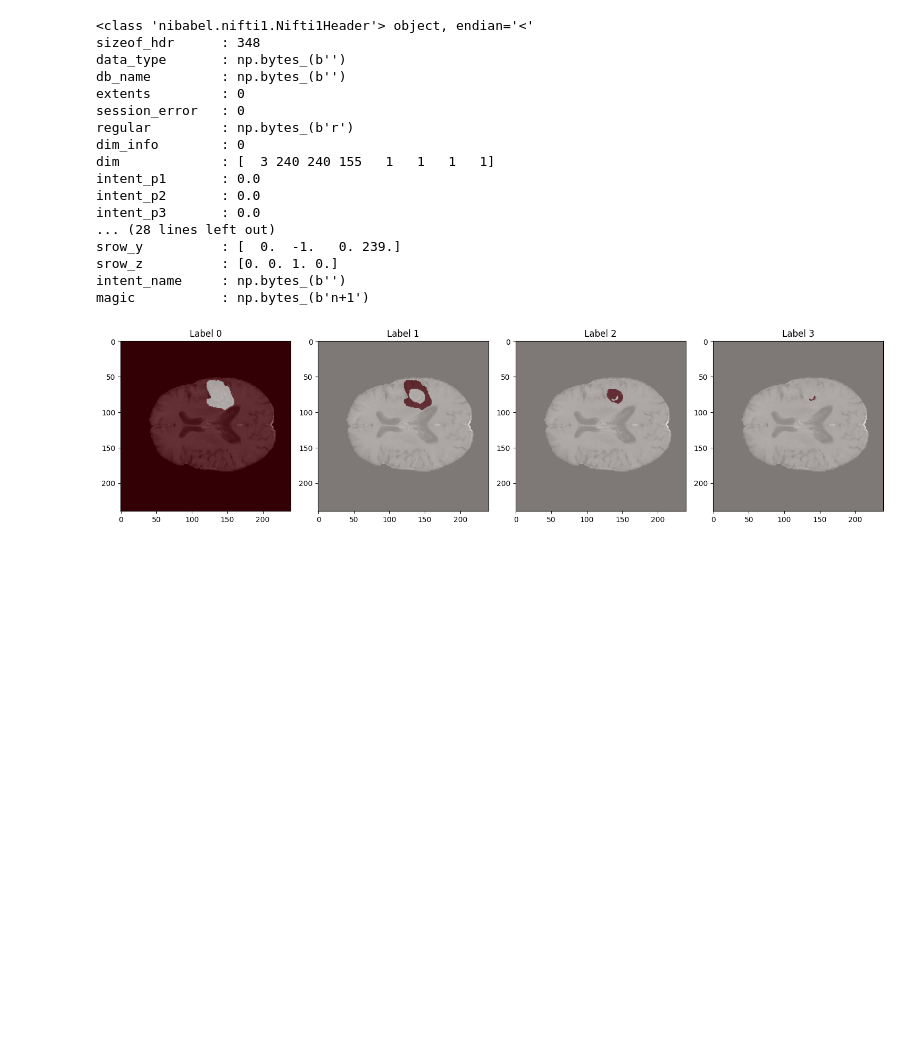
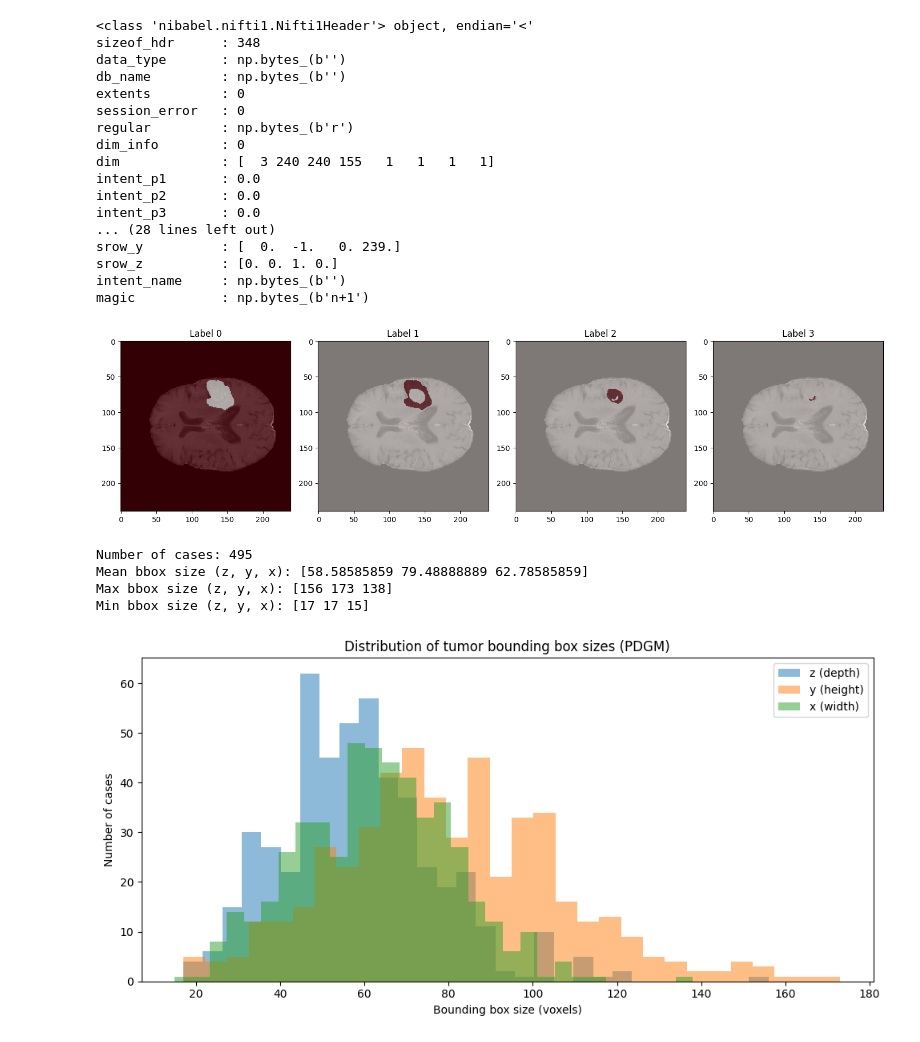
Before and after one commit to mxvp/glioma_FM, a Jupyter notebook: notebooks/exploratory.ipynb, the cells around one changed output. Cells and saved outputs as stored; diff of their text form; code cells hidden in the pictures; blank space fills up the shorter version.

Commit message:
bbox mae code

```diff
--- a/notebooks/exploratory.ipynb
+++ b/notebooks/exploratory.ipynb
@@ -82,3 +82,54 @@ def show_label_classes(image, label, slice_idx=None):
 show_label_classes(img_data, label_data)
 # %% [output]
 [figure]
+# %%
+import os
+import numpy as np
+import nibabel as nib
+import matplotlib.pyplot as plt
+
+# Directory containing PDGM cases
+PDGM_DIR = "/oak/stanford/groups/ogevaert/data/brain_mri_tumor_project/UCSF-PDGM-v3"
+
+bbox_sizes = []
+
+for case_folder in sorted(os.listdir(PDGM_DIR)):
+    if not case_folder.startswith("UCSF-PDGM-"):
+        continue
+    case_path = os.path.join(PDGM_DIR, case_folder)
+    num4 = case_folder.split("-")[-1].split("_")[0]
+    file_case_id = f"UCSF-PDGM-{num4}"
+    mask_path = os.path.join(case_path, f"{file_case_id}_tumor_segmentation.nii.gz")
+    if not os.path.exists(mask_path):
+        continue
+    mask = nib.load(mask_path).get_fdata()
+    if np.sum(mask) == 0:
+        continue  # skip empty masks
+    coords = np.array(np.where(mask > 0))
+    zmin, ymin, xmin = coords.min(axis=1)
+    zmax, ymax, xmax = coords.max(axis=1)
+    bbox_shape = (zmax - zmin + 1, ymax - ymin + 1, xmax - xmin + 1)
+    bbox_sizes.append(bbox_shape)
+
+bbox_sizes = np.array(bbox_sizes)
+print(f"Number of cases: {len(bbox_sizes)}")
+print("Mean bbox size (z, y, x):", np.mean(bbox_sizes, axis=0))
+print("Max bbox size (z, y, x):", np.max(bbox_sizes, axis=0))
+print("Min bbox size (z, y, x):", np.min(bbox_sizes, axis=0))
+
+plt.figure(figsize=(10,5))
+plt.hist(bbox_sizes[:,0], bins=30, alpha=0.5, label='z (depth)')
+plt.hist(bbox_sizes[:,1], bins=30, alpha=0.5, label='y (height)')
+plt.hist(bbox_sizes[:,2], bins=30, alpha=0.5, label='x (width)')
+plt.xlabel("Bounding box size (voxels)")
+plt.ylabel("Number of cases")
+plt.legend()
+plt.title("Distribution of tumor bounding box sizes (PDGM)")
+plt.tight_layout()
+plt.show()
+# %% [output]
+Number of cases: 495
+Mean bbox size (z, y, x): [58.58585859 79.48888889 62.78585859]
+Max bbox size (z, y, x): [156 173 138]
+Min bbox size (z, y, x): [17 17 15]
+[figure, added]
```
Also changed, not shown: 1 other file.
